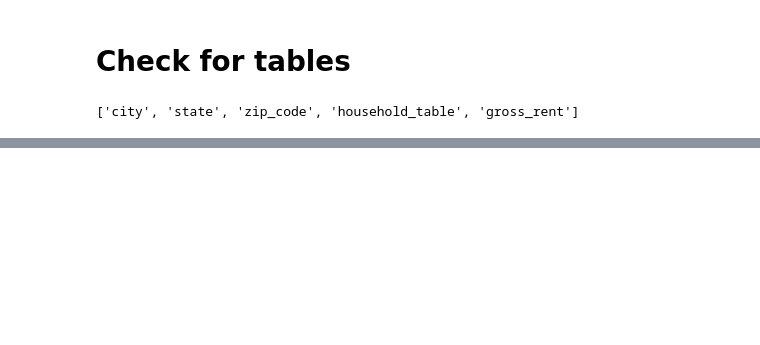
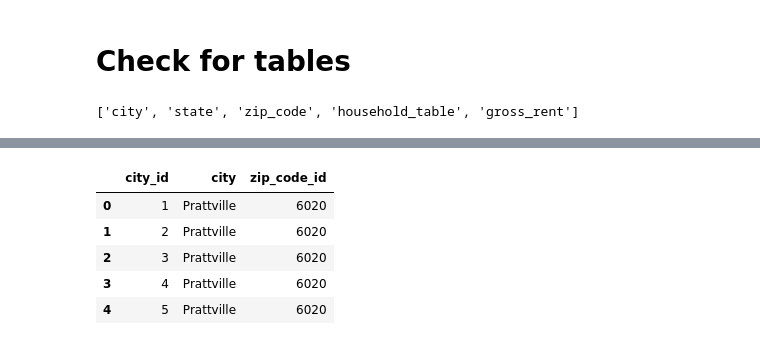
Before and after one commit to AliceSartori/ProjectETL, a Jupyter notebook: alice/New_gross_rent.ipynb, the cells around one changed output, grey strips where cells are left out. Saved outputs shown, nothing was run; the diff lists cells and outputs as text; code cells hidden in the pictures; blank space fills up the shorter version.

```diff
--- a/alice/New_gross_rent.ipynb
+++ b/alice/New_gross_rent.ipynb
@@ -742,0 +832,10 @@ engine.table_names()
+# %%
+# continue to work with pandas
+pd.read_sql_query('select * from city', con=engine).head()
+# %% [output]
+|  | city_id | city | zip_code_id |
+| 0 | 1 | Prattville | 6020 |
+| 1 | 2 | Prattville | 6020 |
+| 2 | 3 | Prattville | 6020 |
+| 3 | 4 | Prattville | 6020 |
+| 4 | 5 | Prattville | 6020 |
```
Also changed, not shown: parts of 11 cells of this notebook.
